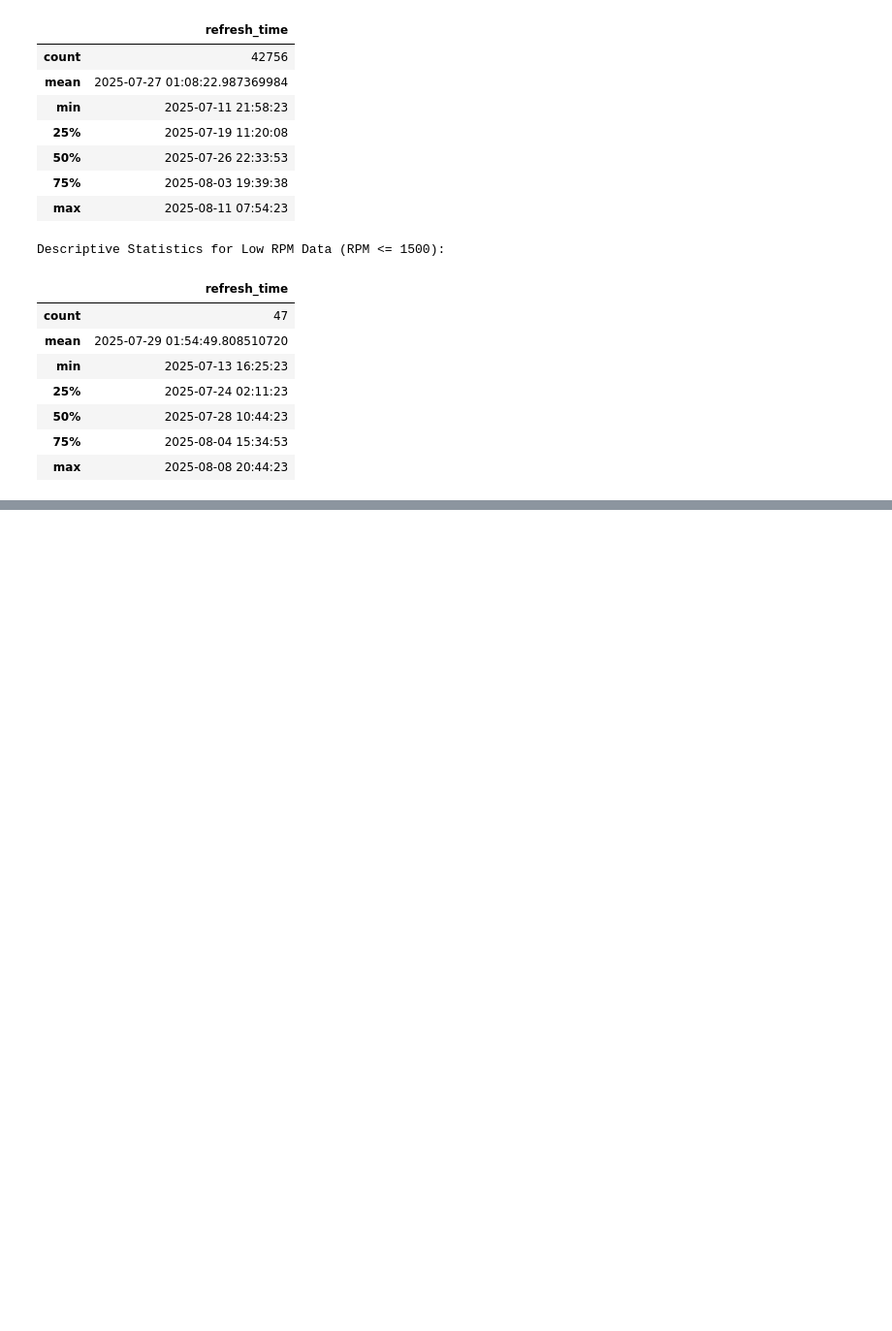
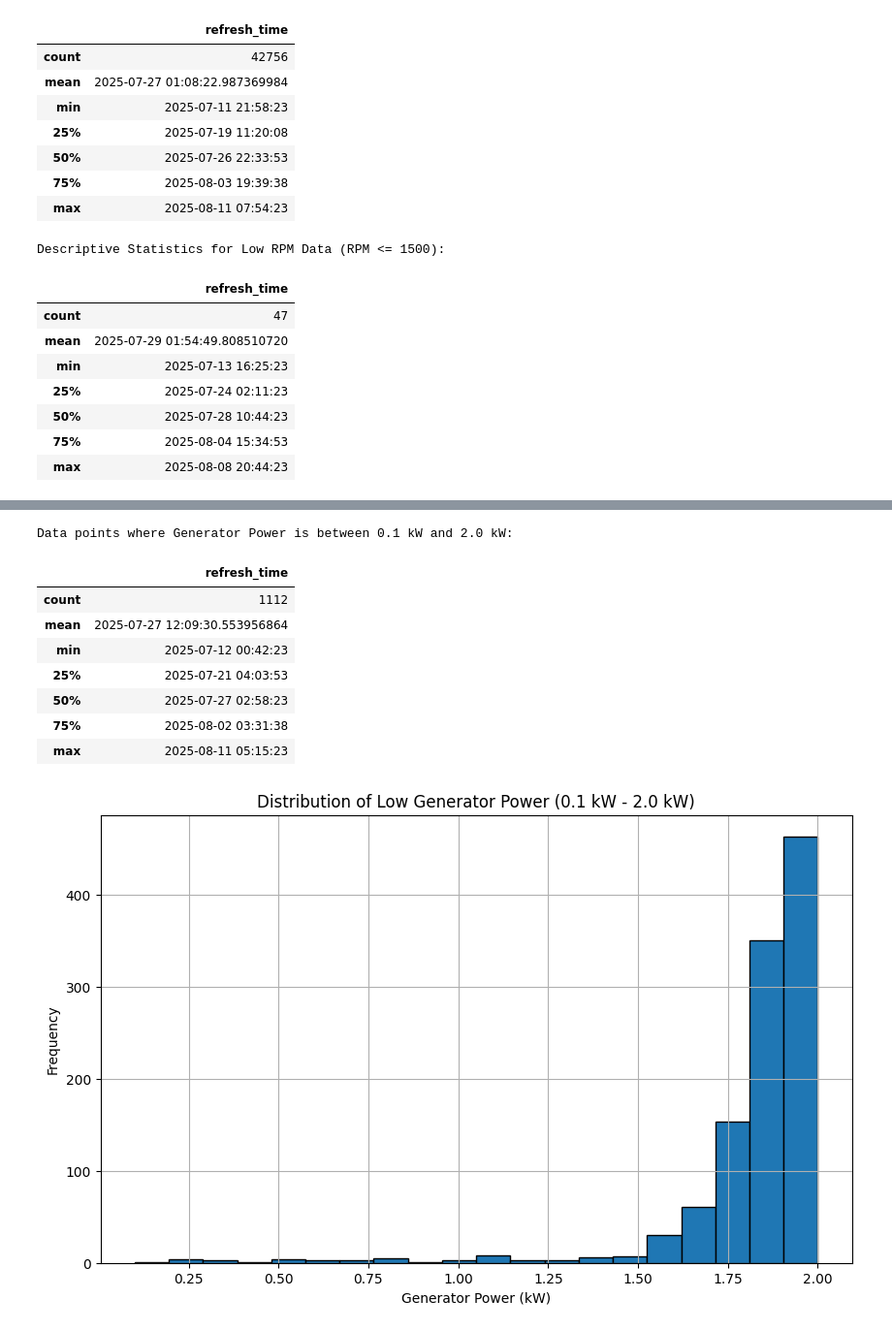
Before and after one commit to Tech-Gene/MTN-MAST-Generator-analysis-project, a Jupyter notebook: Site_maintenance_data_analysis_904.ipynb, the cells around one changed output, grey strips where cells are left out. Shown at 97% size. Cells and saved outputs as stored; diff of their text form; code cells hidden in the pictures; blank space fills up the shorter version.

```diff
--- a/Site_maintenance_data_analysis_904.ipynb
+++ b/Site_maintenance_data_analysis_904.ipynb
@@ -360,0 +389,26 @@ Descriptive Statistics for Low RPM Data (RPM <= 1500):
+# %%
+# Filter data for low generator power (between 0.1 and 2.0 kW)
+low_generator_power_data = site[(site['Generator power (kW)'] >= 0.1) & (site['Generator power (kW)'] <= 2.0)]
+
+print("Data points where Generator Power is between 0.1 kW and 2.0 kW:")
+display(low_generator_power_data.describe())
+
+# Optionally, you could also plot a histogram for this subset
+plt.figure(figsize=(10, 6))
+plt.hist(low_generator_power_data['Generator power (kW)'].dropna(), bins=20, edgecolor='black')
+plt.xlabel('Generator Power (kW)')
+plt.ylabel('Frequency')
+plt.title('Distribution of Low Generator Power (0.1 kW - 2.0 kW)')
+plt.grid(True)
+plt.show()
+# %% [output]
+Data points where Generator Power is between 0.1 kW and 2.0 kW:
+|  | refresh_time |
+| count | 1112 |
+| mean | 2025-07-27 12:09:30.553956864 |
+| min | 2025-07-12 00:42:23 |
+| 25% | 2025-07-21 04:03:53 |
+| 50% | 2025-07-27 02:58:23 |
+| 75% | 2025-08-02 03:31:38 |
+| max | 2025-08-11 05:15:23 |
+[figure, added]
```
Also changed, not shown: parts of 13 cells of this notebook.
